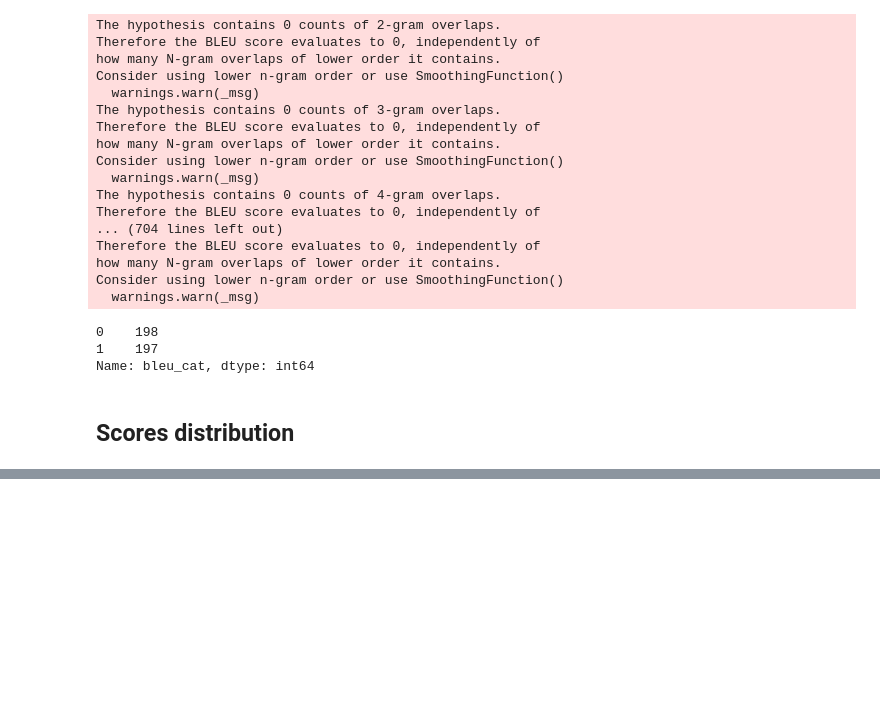
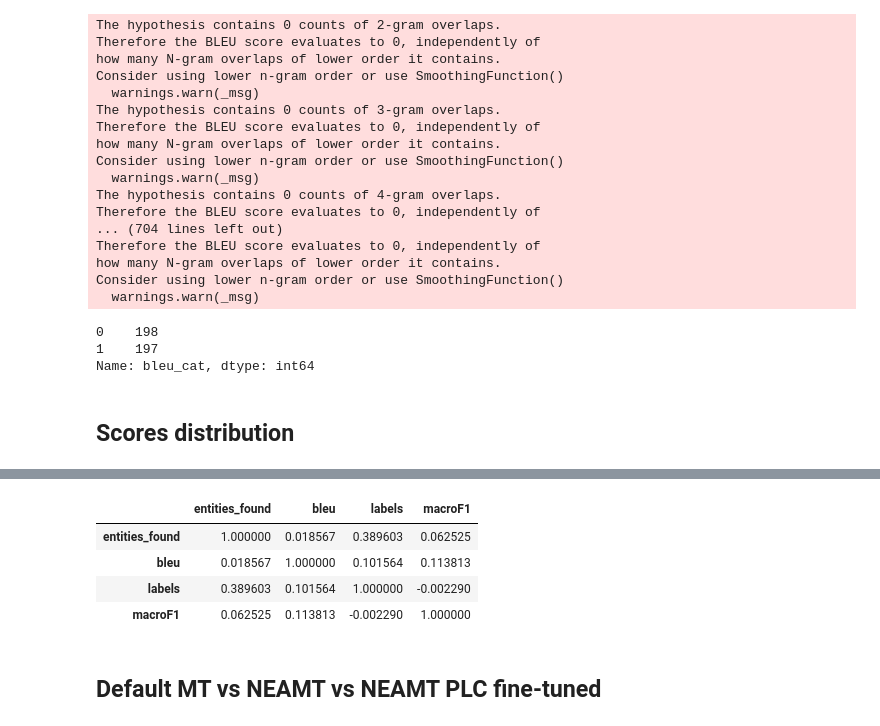
Before and after one commit to dice-group/LFQA, a Jupyter notebook: gerbil/notebooks/mt_classic_and_qa_corr.ipynb, the cells around one changed output, grey strips where cells are left out. Saved outputs shown, nothing was run; the diff lists cells and outputs as text; code cells hidden in the pictures; blank space fills up the shorter version.

```diff
--- a/gerbil/notebooks/mt_classic_and_qa_corr.ipynb
+++ b/gerbil/notebooks/mt_classic_and_qa_corr.ipynb
@@ -175,0 +188,35 @@ fig.show()
+# %%
+df = pd.read_csv(os.path.join(dir_path, bleu_files[0]), sep='\t')
+bleu_mean = np.array(df).mean(axis=1)
+
+df = pd.read_csv(os.path.join(dir_path, labels_files[0]), sep='\t')
+labels_mean = np.array(df).mean(axis=1)
+
+df = pd.read_csv(os.path.join(dir_path, ents_files[0]), sep='\t')
+ents_mean = np.array(df).mean(axis=1)
+# %%
+dir_path = "../translated_data/" # or "../translated_data/"
+log_files = [file for file in os.listdir(dir_path) if ".log" in file and f"{lang}-" in file and dataset in file.lower()]
+# %%
+macroF1 = []
+for file in log_files:
+    df = pd.read_csv(os.path.join(dir_path, file), sep='\t')
+    if df.shape[0] == 394:
+        macroF1.append(df.macroF1)
+
+f1_mean = np.array(macroF1).T.mean(axis=1)
+# %%
+df_main = pd.DataFrame.from_dict({
+    "entities_found": ents_mean,
+    "bleu": bleu_mean,
+    "labels": labels_mean,
+    "macroF1": f1_mean
+})
+# %%
+df_main.corr() # due to the sparce values of macroF1, the correlation may be misleading that's why we use sankey diagrams
+# %% [output]
+|  | entities_found | bleu | labels | macroF1 |
+| entities_found | 1.000000 | 0.018567 | 0.389603 | 0.062525 |
+| bleu | 0.018567 | 1.000000 | 0.101564 | 0.113813 |
+| labels | 0.389603 | 0.101564 | 1.000000 | -0.002290 |
+| macroF1 | 0.062525 | 0.113813 | -0.002290 | 1.000000 |
@@ -175,0 +273,2 @@ fig.show()
+# %% [markdown]
+## Default MT vs NEAMT vs NEAMT PLC fine-tuned
```
Also changed, not shown: parts of 10 cells of this notebook, 5 other files.
